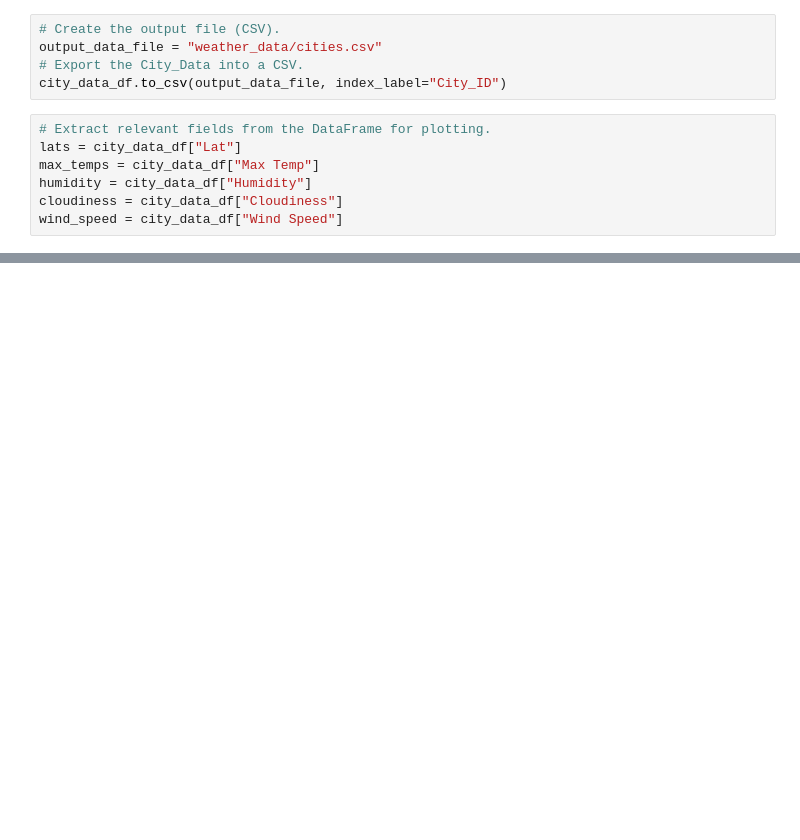
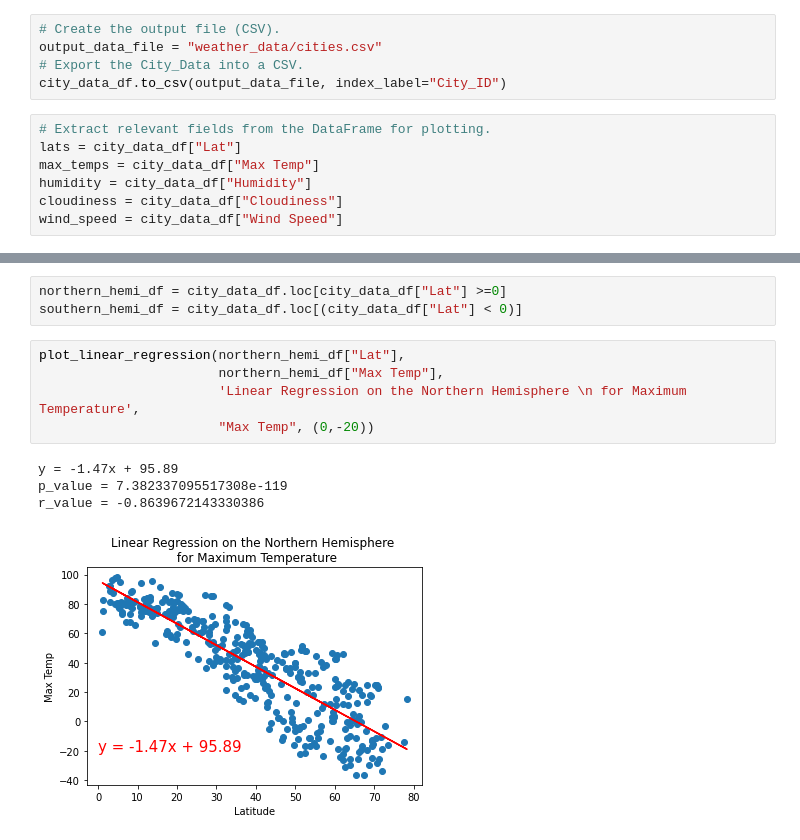
Before and after one commit to iprudhomme/World_Weather_Analysis, a Jupyter notebook: WeatherPy.ipynb, the cells around one changed output, grey strips where cells are left out. Cells and saved outputs as stored; diff of their text form; blank space fills up the shorter version.

```diff
--- a/WeatherPy.ipynb
+++ b/WeatherPy.ipynb
@@ -239,0 +279,13 @@ plt.show()
+# %%
+northern_hemi_df = city_data_df.loc[city_data_df["Lat"] >=0]
+southern_hemi_df = city_data_df.loc[(city_data_df["Lat"] < 0)]
+# %%
+plot_linear_regression(northern_hemi_df["Lat"],
+                       northern_hemi_df["Max Temp"],
+                       'Linear Regression on the Northern Hemisphere \n for Maximum Temperature',
+                       "Max Temp", (0,-20))
+# %% [output]
+y = -1.47x + 95.89
+p_value = 7.382337095517308e-119
+r_value = -0.8639672143330386
+[figure, added]
```
Also changed, not shown: parts of 20 cells of this notebook, 5 other files.
